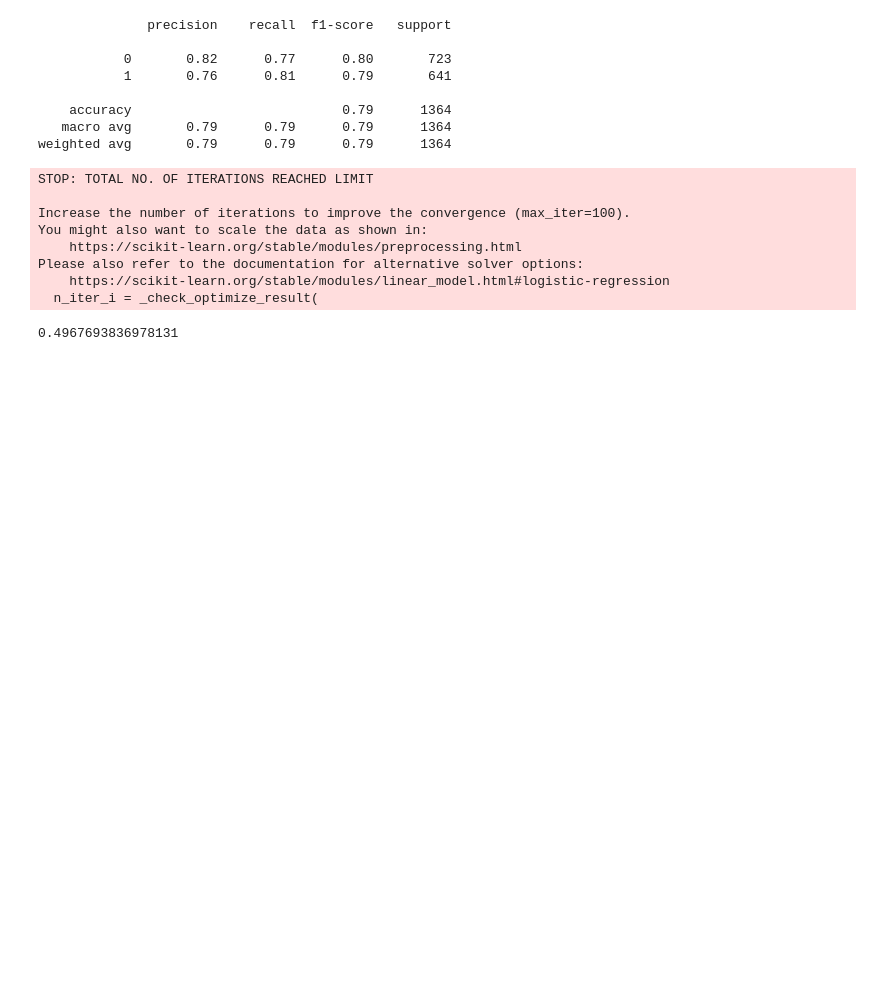
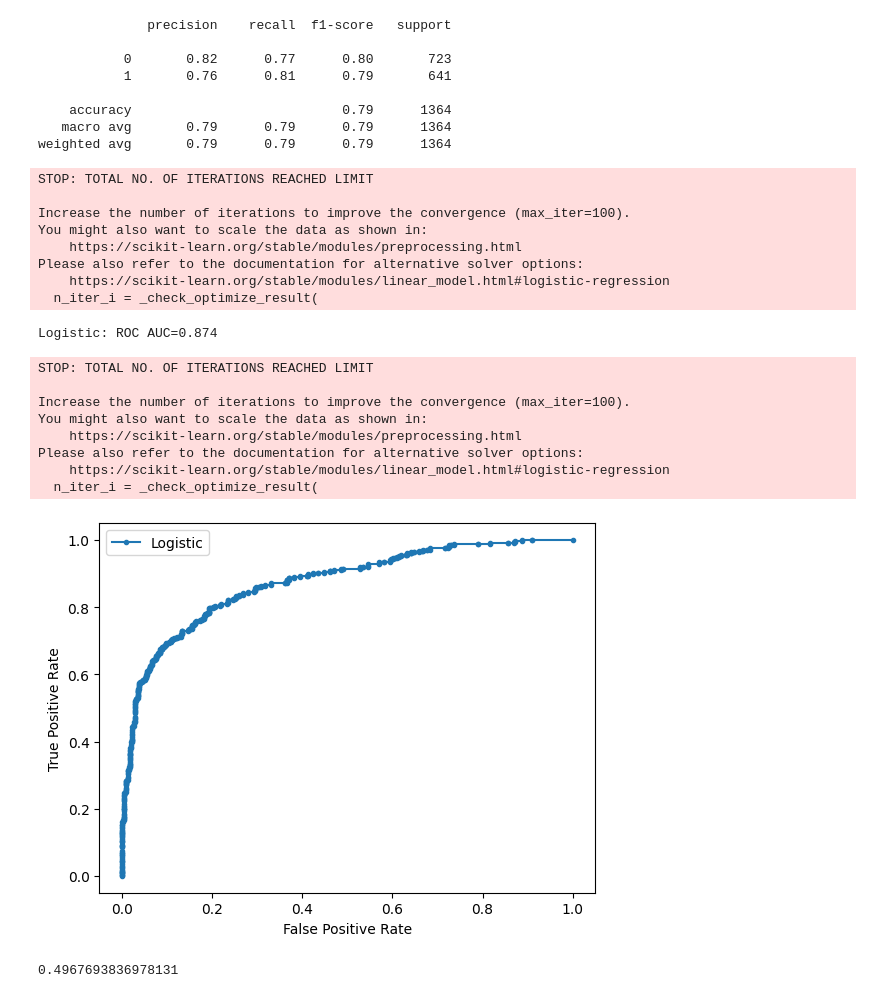
Before and after one commit to Kittonn/intro-to-ml-and-dl-project, a Jupyter notebook: supervised_classifications/logistic_regression.ipynb, the cells around one changed output. Saved outputs shown, nothing was run; the diff lists cells and outputs as text; code cells hidden in the pictures; blank space fills up the shorter version.

```diff
--- a/supervised_classifications/logistic_regression.ipynb
+++ b/supervised_classifications/logistic_regression.ipynb
@@ -332,6 +359,42 @@ You might also want to scale the data as shown in:
 Please also refer to the documentation for alternative solver options:
     https://scikit-learn.org/stable/modules/linear_model.html#logistic-regression
   n_iter_i = _check_optimize_result(
+# %%
+# ROC & AUC
+Model_LR = LogisticRegression()
+Model_LR.fit(x_train, y_train)
+# predict probabilities
+lr_probs = Model_LR.predict_proba(x_test)
+# keep probabilities for the positive outcome only
+lr_probs = lr_probs[:, 1]
+# calculate scores
+ns_auc = roc_auc_score(y_test, lr_probs)
+lr_auc = roc_auc_score(y_test, lr_probs)
+# summarize scores
+print('Logistic: ROC AUC=%.3f' % (lr_auc))
+
+# calculate roc curves
+lr_fpr, lr_tpr, _ = roc_curve(y_test, lr_probs)
+# plot the roc curve for the model
+plt.plot(lr_fpr, lr_tpr, marker='.', label='Logistic')
+# axis labels
+plt.xlabel('False Positive Rate')
+plt.ylabel('True Positive Rate')
+# show the legend
+plt.legend()
+# show the plot
+plt.show()
+# %% [output]
+Logistic: ROC AUC=0.874
+STOP: TOTAL NO. OF ITERATIONS REACHED LIMIT
+
+Increase the number of iterations to improve the convergence (max_iter=100).
+You might also want to scale the data as shown in:
+    https://scikit-learn.org/stable/modules/preprocessing.html
+Please also refer to the documentation for alternative solver options:
+    https://scikit-learn.org/stable/modules/linear_model.html#logistic-regression
+  n_iter_i = _check_optimize_result(
+[figure, added]
 # %%
 # Import necessary libraries
 from sklearn.metrics import accuracy_score
```
Also changed, not shown: parts of 10 cells of this notebook.
